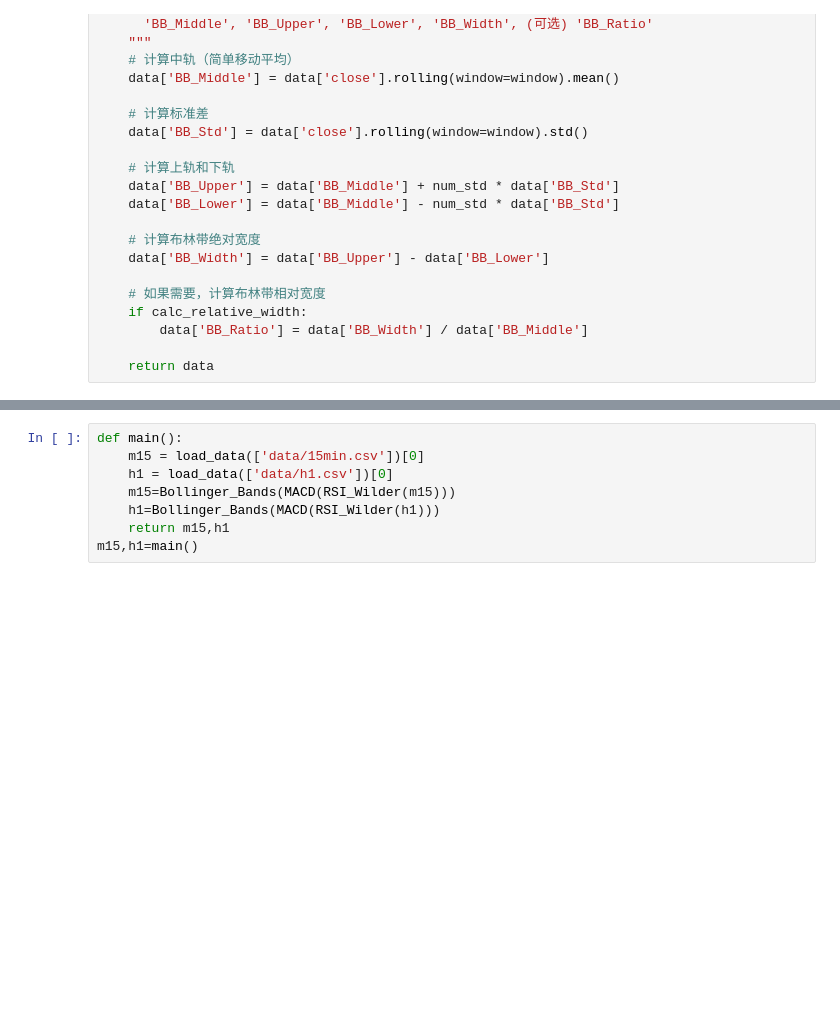
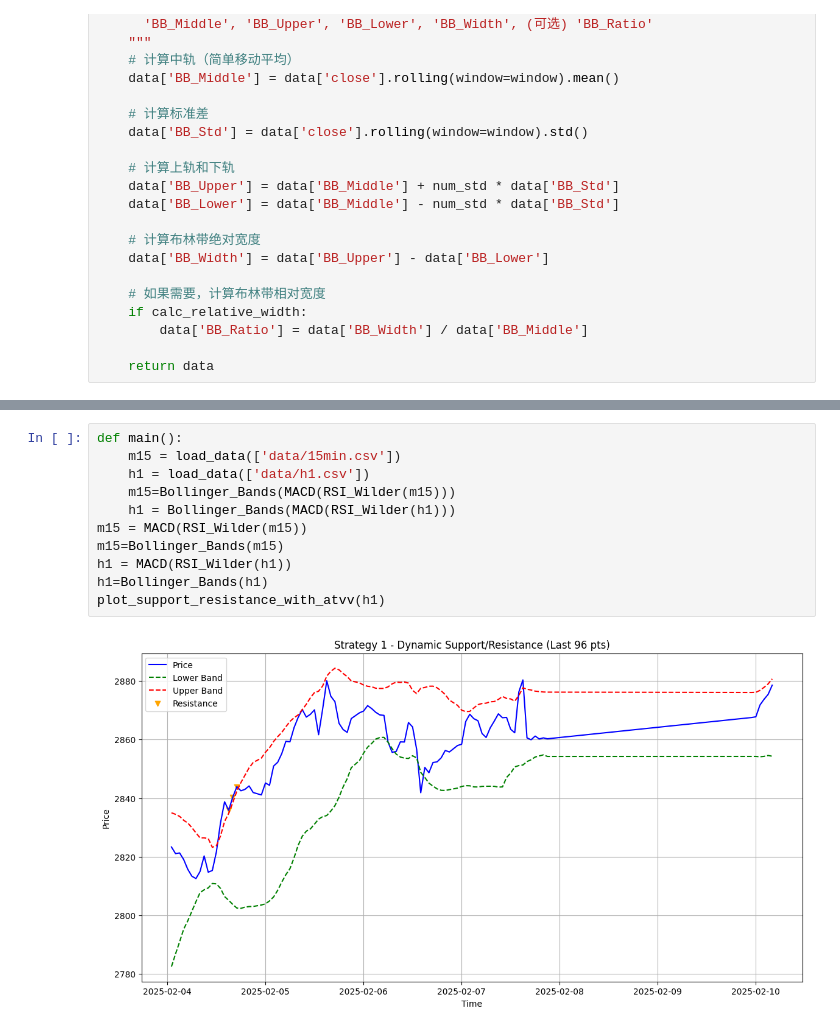
Before and after one commit to o897867/gold, a Jupyter notebook: cpt.ipynb, the cells around one changed output, grey strips where cells are left out. Saved outputs shown, nothing was run; the diff lists cells and outputs as text; blank space fills up the shorter version.

```diff
--- a/cpt.ipynb
+++ b/cpt.ipynb
@@ -272,8 +416,13 @@ def Bollinger_Bands(data, window=20, num_std=2, calc_relative_width=False):
 # %%
 def main():
-    m15 = load_data(['data/15min.csv'])[0]
-    h1 = load_data(['data/h1.csv'])[0]
+    m15 = load_data(['data/15min.csv'])
+    h1 = load_data(['data/h1.csv'])
     m15=Bollinger_Bands(MACD(RSI_Wilder(m15)))
-    h1=Bollinger_Bands(MACD(RSI_Wilder(h1)))
-    return m15,h1
-m15,h1=main()
+    h1 = Bollinger_Bands(MACD(RSI_Wilder(h1)))
+m15 = MACD(RSI_Wilder(m15))
+m15=Bollinger_Bands(m15)
+h1 = MACD(RSI_Wilder(h1))
+h1=Bollinger_Bands(h1)
+plot_support_resistance_with_atvv(h1)
+# %% [output]
+[figure, added]
```
Also changed, not shown: parts of 5 cells of this notebook, 5 other files.
